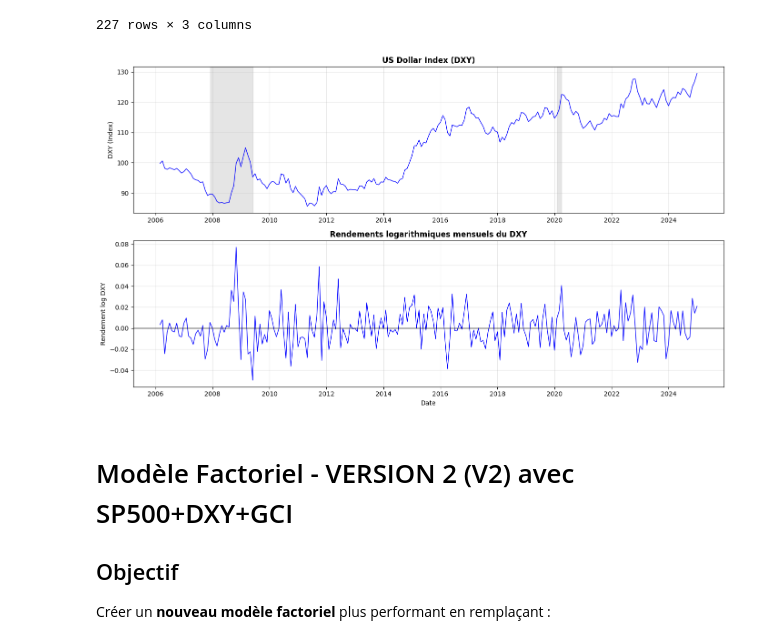
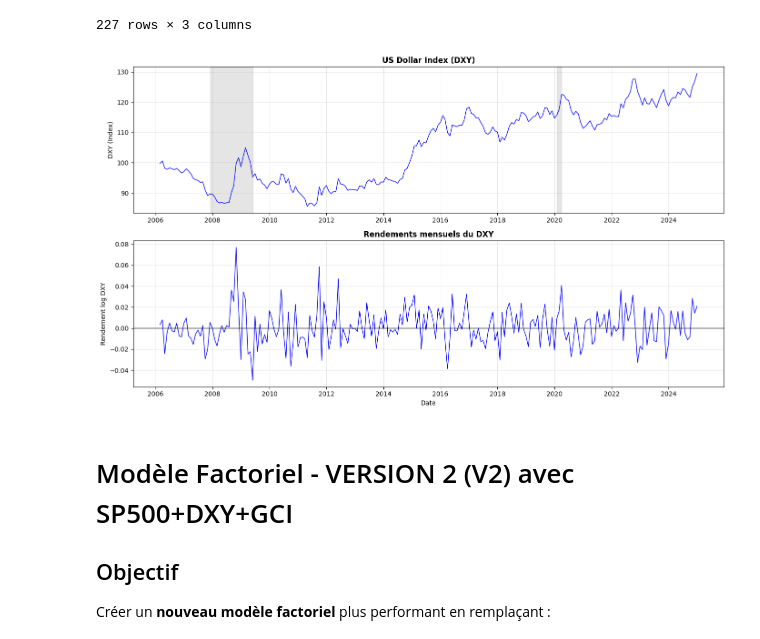
Before and after one commit to Lilas-Bertot/ETUDE-DE-CAS-2, a Jupyter notebook: Étude de cas 2.ipynb, the cells around one changed output. Cells and saved outputs as stored; diff of their text form; code cells hidden in the pictures.

```diff
--- a/Étude de cas 2.ipynb
+++ b/Étude de cas 2.ipynb
@@ -1638,29 +1627,29 @@ Name: dxy_return, dtype: float64
 # %%
 # Graphique DXY
 fig, (ax1, ax2) = plt.subplots(2, 1, figsize=(14, 8))
 
 # Niveau du DXY
 ax1.plot(dxy_monthly['date'], dxy_monthly['DXY'], linewidth=1, color='blue')
 ax1.set_title('US Dollar Index (DXY)', fontsize=12, fontweight='bold')
 ax1.set_ylabel('DXY (Index)')
 ax1.grid(True, alpha=0.3)
 
 # Zones récessions majeures
 ax1.axvspan(pd.Timestamp('2007-12-01'), pd.Timestamp('2009-06-01'), alpha=0.2, color='grey')
 ax1.axvspan(pd.Timestamp('2020-02-01'), pd.Timestamp('2020-04-01'), alpha=0.2, color='grey')
 
 #Rendements logarithmiques du DXY
 ax2.plot(dxy_monthly['date'], dxy_monthly['dxy_return'], linewidth=1, color='blue')
-ax2.set_title('Rendements logarithmiques mensuels du DXY', fontsize=12, fontweight='bold')
+ax2.set_title('Rendements mensuels du DXY', fontsize=12, fontweight='bold')
 ax2.set_xlabel('Date')
 ax2.set_ylabel('Rendement log DXY')
 ax2.grid(True, alpha=0.3)
 ax2.axhline(y=0, color='black', linestyle='-', alpha=0.5)
 
 plt.tight_layout()
 plt.show()
 # %% [output]
-[figure, old version]
+[figure, new version]
 # %% [markdown]
 # Modèle Factoriel - VERSION 2 (V2) avec SP500+DXY+GCI
 
```
Also changed, not shown: parts of 17 cells of this notebook.
